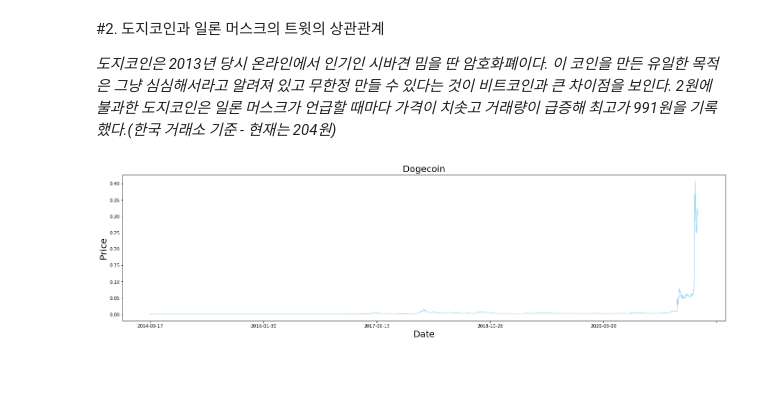
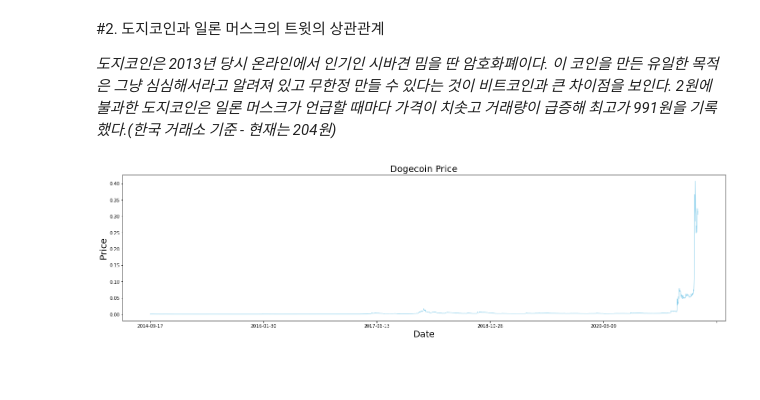
Before and after one commit to seungchanLLee/DAP__, a Jupyter notebook: Final_Project.ipynb, the cells around one changed output. Saved outputs shown, nothing was run; the diff lists cells and outputs as text; code cells hidden in the pictures.

```diff
--- a/Final_Project.ipynb
+++ b/Final_Project.ipynb
@@ -72,11 +72,11 @@ sns.despine(left=True);
 # %%
 plt.figure(figsize = (24,6))
 dogecoin.groupby('Date')['Close'].mean().plot(color='skyblue', lw=1);
-plt.title("Dogecoin", size=20)
+plt.title("Dogecoin Price", size=20)
 plt.xlabel('Date', size=20);
 plt.ylabel('Price', size=20);
 # %% [output]
-[figure, old version]
+[figure, new version]
 # %% [markdown]
 <br>
 # %% [markdown]
```
